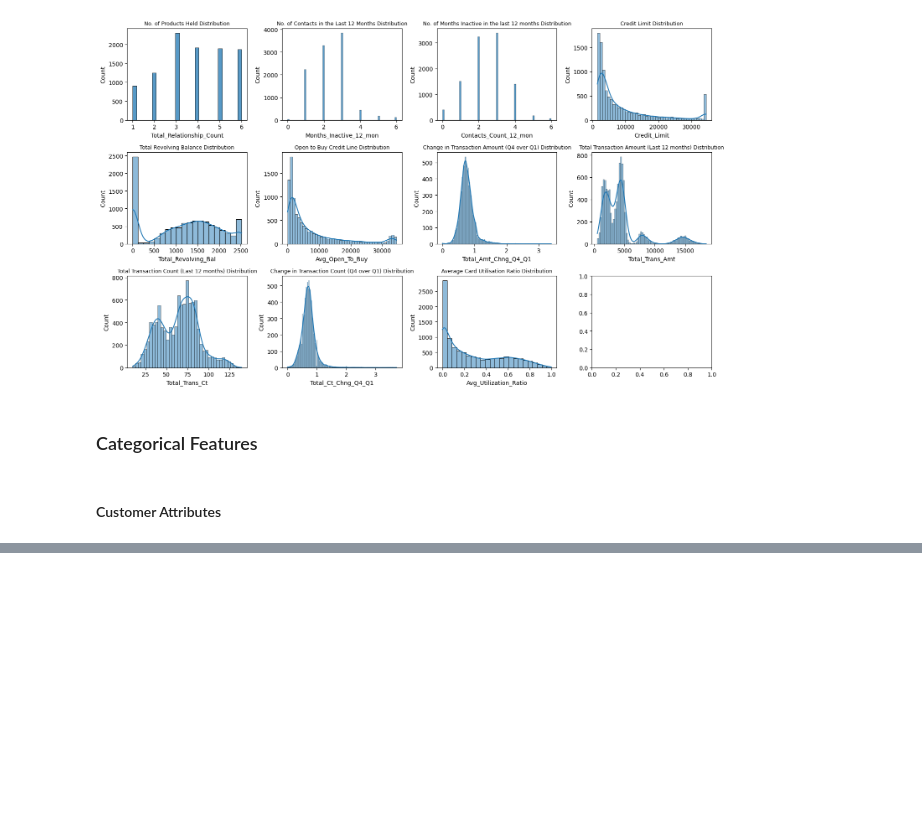
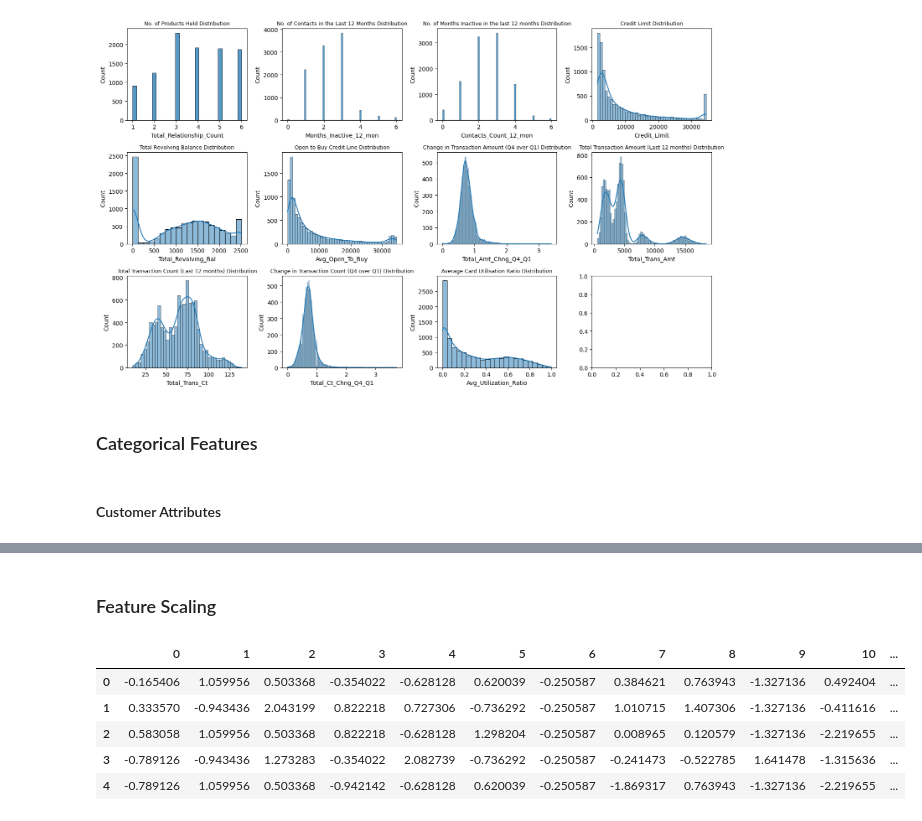
Before and after one commit to SpikyCherry/DSA3101_group9, a Jupyter notebook: customer_segmentation.ipynb, the cells around one changed output, grey strips where cells are left out. Cells and saved outputs as stored; diff of their text form; code cells hidden in the pictures; blank space fills up the shorter version.

```diff
--- a/customer_segmentation.ipynb
+++ b/customer_segmentation.ipynb
@@ -192,0 +266,22 @@ plt.show()
+# %%
+df_subset = df_subset.copy()
+
+# define ordered categories
+education_order = ['Unknown', 'Uneducated', 'High School', 'College', 'Graduate', 'Post-Graduate', 'Doctorate']
+income_order = ['Unknown', 'Less than $40K', '$40K - $60K', '$60K - $80K', '$80K - $120K', '$120K +']
+card_order = ["Blue", "Silver", "Gold", "Platinum"]
+
+# ensure the columns are strings
+df_subset['Education_Level'] = df_subset['Education_Level'].astype(str)
+df_subset['Income_Category'] = df_subset['Income_Category'].astype(str)
+df_subset['Card_Category'] = df_subset['Card_Category'].astype(str)
+# %%
+# apply ordinal encoding
+ordinal_encoder_education = OrdinalEncoder(categories=[education_order], handle_unknown='use_encoded_value', unknown_value=np.nan)
+df_subset['Education_Level'] = ordinal_encoder_education.fit_transform(df_subset[['Education_Level']]).astype(float)
+
+ordinal_encoder_income = OrdinalEncoder(categories=[income_order], handle_unknown='use_encoded_value', unknown_value=np.nan)
+df_subset['Income_Category'] = ordinal_encoder_income.fit_transform(df_subset[['Income_Category']]).astype(float)
+
+ordinal_encoder_card = OrdinalEncoder(categories=[card_order], handle_unknown='use_encoded_value', unknown_value=np.nan)
+df_subset['Card_Category'] = ordinal_encoder_card.fit_transform(df_subset[['Card_Category']]).astype(float)
@@ -192,0 +312,27 @@ plt.show()
+# %%
+kmeans_data  = df_subset.copy()
+kmeans_data_clustered = df_subset.copy()
+gmm_data  = df_subset.copy()
+gmm_data_clustered = df_subset.copy()
+hc_data  = df_subset.copy()
+hc_data_clustered = df_subset.copy()
+dbscan_data  = df_subset.copy()
+dbscan_data_clustered = df_subset.copy()
+df_cleaned = df_subset.copy()
+# %% [markdown]
+### Feature Scaling
+# %%
+scaler = StandardScaler()
+df_scaled = scaler.fit_transform(df_cleaned)
+# %%
+df_scaled = pd.DataFrame(df_scaled)
+
+# viewing head of scaled and cleaned data
+df_scaled.head()
+# %% [output]
+|  | 0 | 1 | 2 | 3 | 4 | 5 | 6 | 7 | 8 | 9 | 10 | ... |
+| 0 | -0.165406 | 1.059956 | 0.503368 | -0.354022 | -0.628128 | 0.620039 | -0.250587 | 0.384621 | 0.763943 | -1.327136 | 0.492404 | ... |
+| 1 | 0.333570 | -0.943436 | 2.043199 | 0.822218 | 0.727306 | -0.736292 | -0.250587 | 1.010715 | 1.407306 | -1.327136 | -0.411616 | ... |
+| 2 | 0.583058 | 1.059956 | 0.503368 | 0.822218 | -0.628128 | 1.298204 | -0.250587 | 0.008965 | 0.120579 | -1.327136 | -2.219655 | ... |
+| 3 | -0.789126 | -0.943436 | 1.273283 | -0.354022 | 2.082739 | -0.736292 | -0.250587 | -0.241473 | -0.522785 | 1.641478 | -1.315636 | ... |
+| 4 | -0.789126 | 1.059956 | 0.503368 | -0.942142 | -0.628128 | 0.620039 | -0.250587 | -1.869317 | 0.763943 | -1.327136 | -2.219655 | ... |
```
Also changed, not shown: parts of 18 cells of this notebook.
